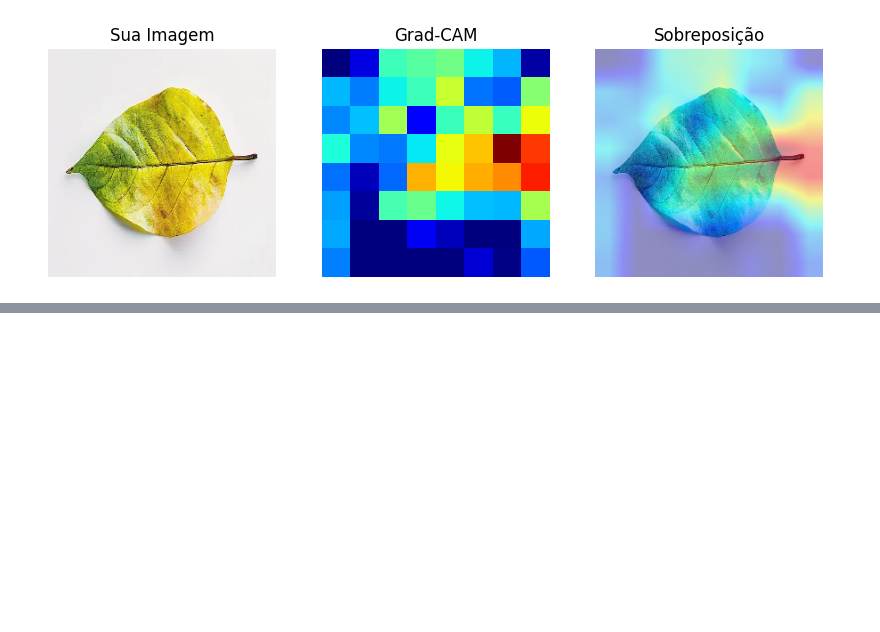
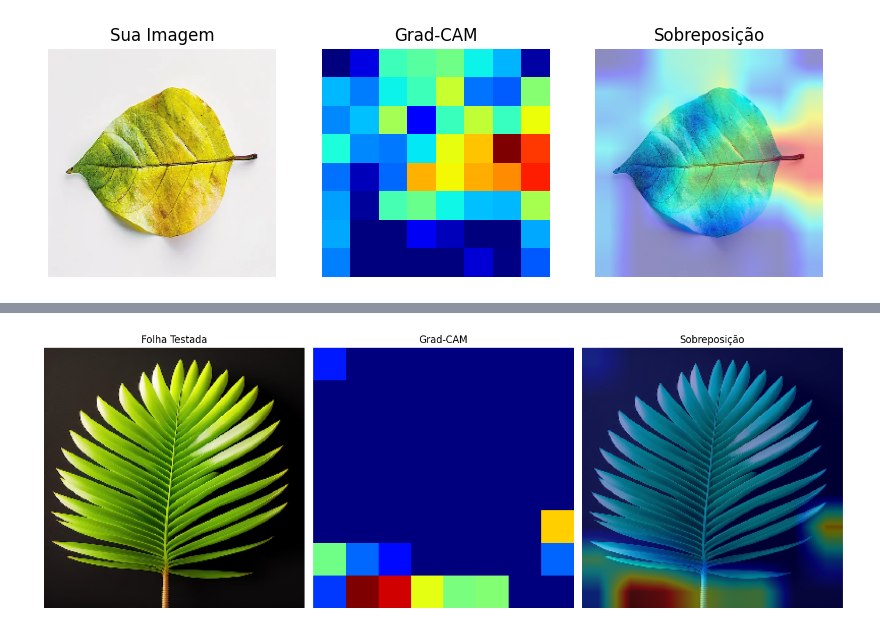
Before and after one commit to Otavio071/tomate, a Jupyter notebook: tomato_leaf_disease_94_accuracy.ipynb, the cells around one changed output, grey strips where cells are left out. Saved outputs shown, nothing was run; the diff lists cells and outputs as text; code cells hidden in the pictures; blank space fills up the shorter version.

```diff
--- a/tomato_leaf_disease_94_accuracy.ipynb
+++ b/tomato_leaf_disease_94_accuracy.ipynb
@@ -785,0 +784,23 @@ Classe prevista pelo modelo (índice): 2
+# %%
+# Plota os 3 resultados com títulos limpos
+plt.figure(figsize=(14, 5))
+
+plt.subplot(1, 3, 1)
+plt.imshow(img_array)
+plt.title("Folha Testada") # Título limpo sem o caminho gigante
+plt.axis('off')
+
+plt.subplot(1, 3, 2)
+plt.imshow(heatmap, cmap='jet')
+plt.title("Grad-CAM")
+plt.axis('off')
+
+plt.subplot(1, 3, 3)
+plt.imshow(cv2.cvtColor(superimposed_img, cv2.COLOR_BGR2RGB))
+plt.title("Sobreposição")
+plt.axis('off')
+
+plt.tight_layout()
+plt.show()
+# %% [output]
+[figure, added]
```
Also changed, not shown: parts of 6 cells of this notebook.
